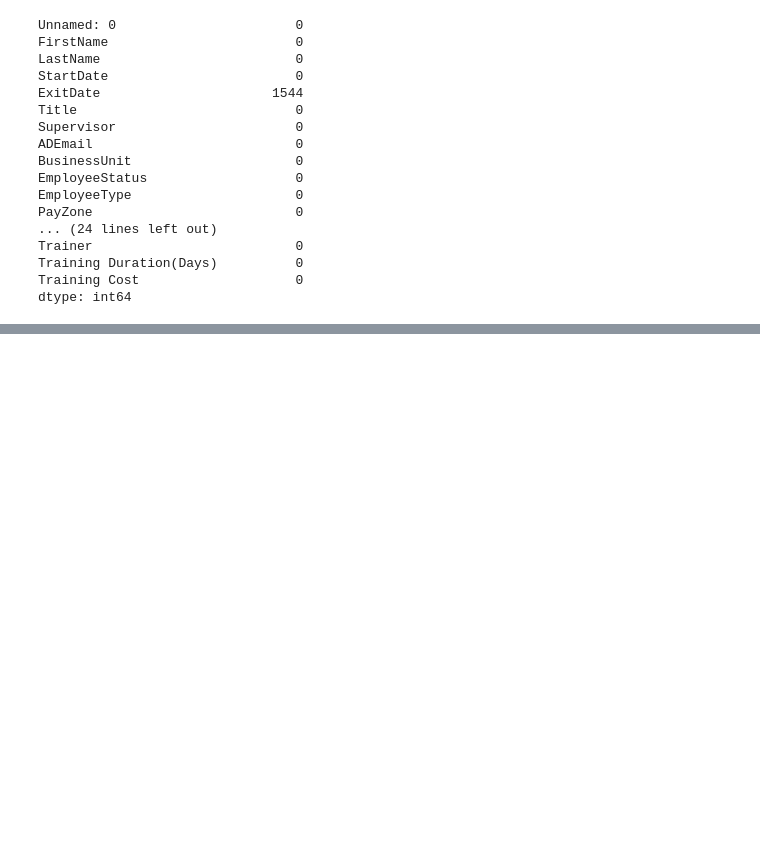
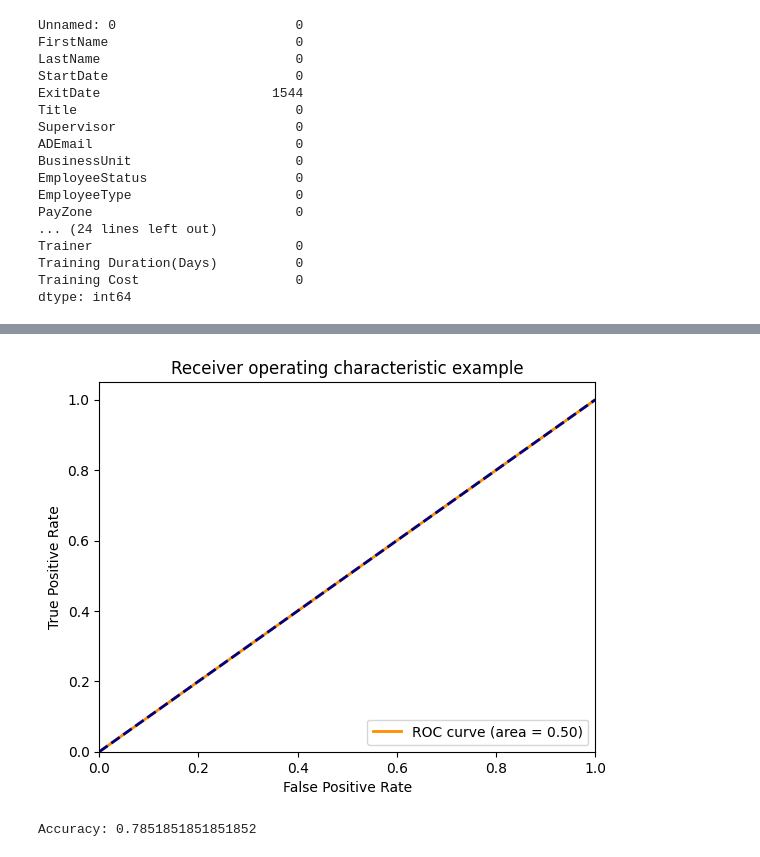
Before and after one commit to kpark11/databaseSQL, a Jupyter notebook: HR/Untitled.ipynb, the cells around one changed output, grey strips where cells are left out. Cells and saved outputs as stored; diff of their text form; code cells hidden in the pictures; blank space fills up the shorter version.

```diff
--- a/HR/Untitled.ipynb
+++ b/HR/Untitled.ipynb
@@ -185,0 +356,41 @@ dtype: int64
+# %%
+y_test_binary_multiclass = label_binarize(y_test, classes=y_test.unique())
+y_pred_binary_multiclass = label_binarize(y_pred, classes=y_test.unique())
+
+fpr = dict()
+tpr = dict()
+roc_auc = dict()
+for i in range(y_test.nunique()):
+    fpr[i], tpr[i], _ = roc_curve(y_test_binary_multiclass[:, i], y_pred_binary_multiclass[:, i])
+    roc_auc[i] = auc(fpr[i], tpr[i])
+
+fpr["micro"], tpr["micro"], _ = roc_curve(y_test_binary_multiclass.ravel(), y_pred_binary_multiclass.ravel())
+roc_auc["micro"] = auc(fpr["micro"], tpr["micro"])
+
+plt.figure()
+lw = 2
+plt.plot(
+    fpr[2],
+    tpr[2],
+    color="darkorange",
+    lw=lw,
+    label="ROC curve (area = %0.2f)" % roc_auc[2],
+)
+plt.plot([0, 1], [0, 1], color="navy", lw=lw, linestyle="--")
+plt.xlim([0.0, 1.0])
+plt.ylim([0.0, 1.05])
+plt.xlabel("False Positive Rate")
+plt.ylabel("True Positive Rate")
+plt.title("Receiver operating characteristic example")
+plt.legend(loc="lower right")
+plt.show()
+# %% [output]
+[figure, added]
+# %%
+model = make_pipeline(StandardScaler(), RandomForestClassifier())
+model.fit(X_train, y_train)
+y_pred = model.predict(X_test)
+accuracy = accuracy_score(list(y_test), list(y_pred))
+print(f"Accuracy: {accuracy}")
+# %% [output]
+Accuracy: 0.7851851851851852
```
Also changed, not shown: parts of 26 cells of this notebook, 17 other files.
